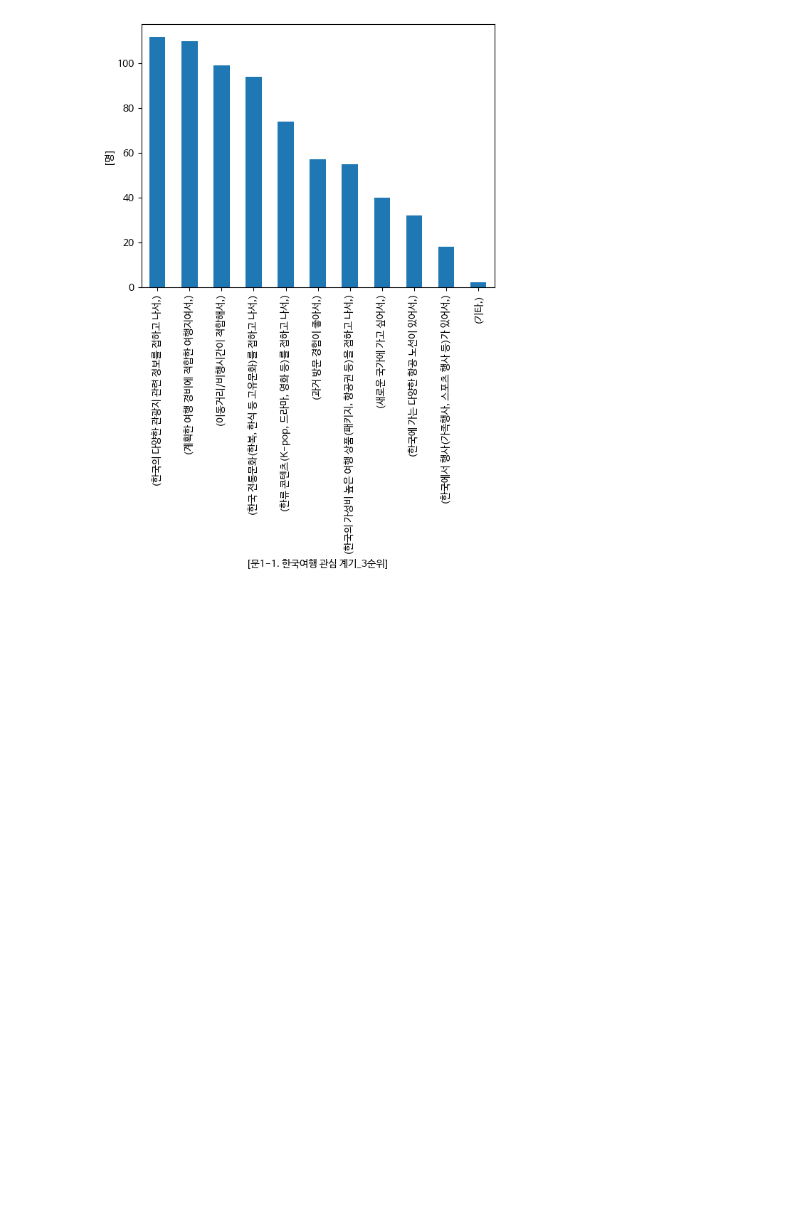
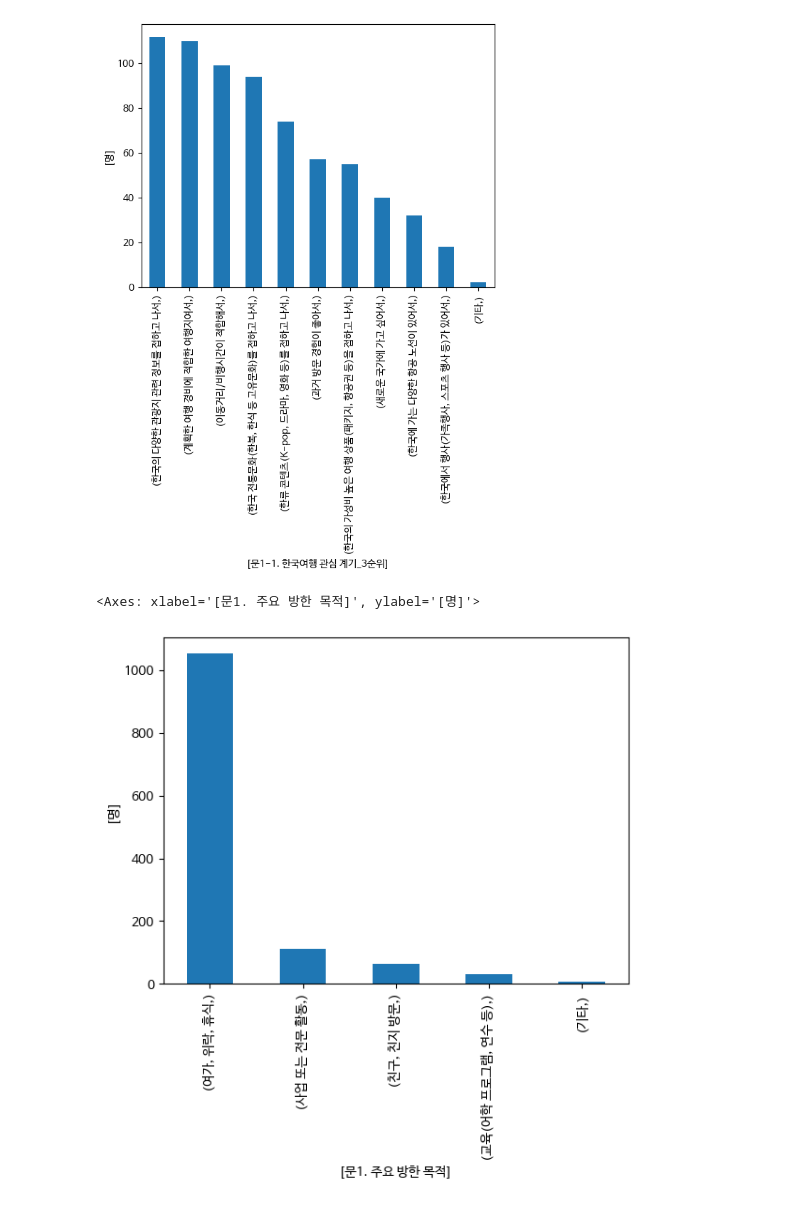
Before and after one commit to kKn00077/techit-travel-data-analysis, a Jupyter notebook: Taiwan.ipynb, the cells around one changed output. Drawn from its saved outputs; the diff is of its cells as text; code cells hidden in the pictures; blank space fills up the shorter version.

```diff
--- a/Taiwan.ipynb
+++ b/Taiwan.ipynb
@@ -229,3 +229,12 @@ info_df.loc[info_df['Q1_1a3'] != -1, ['Q1_1a3']].value_counts().plot.bar(
 # %% [output]
 <Axes: xlabel='[문1-1. 한국여행 관심 계기_3순위]', ylabel='[명]'>
 [figure]
+# %%
+# 주요 방한 목적
+info_df.loc[info_df['Q1'] != -1, ['Q1']].value_counts().plot.bar(
+    ylabel=['명'],
+    xlabel=columns_value_df.loc[columns_value_df['변수명'] == 'Q1', '항목명'].head(1).values
+)
+# %% [output]
+<Axes: xlabel='[문1. 주요 방한 목적]', ylabel='[명]'>
+[figure, added]
```
Also changed, not shown: parts of 16 cells of this notebook.
